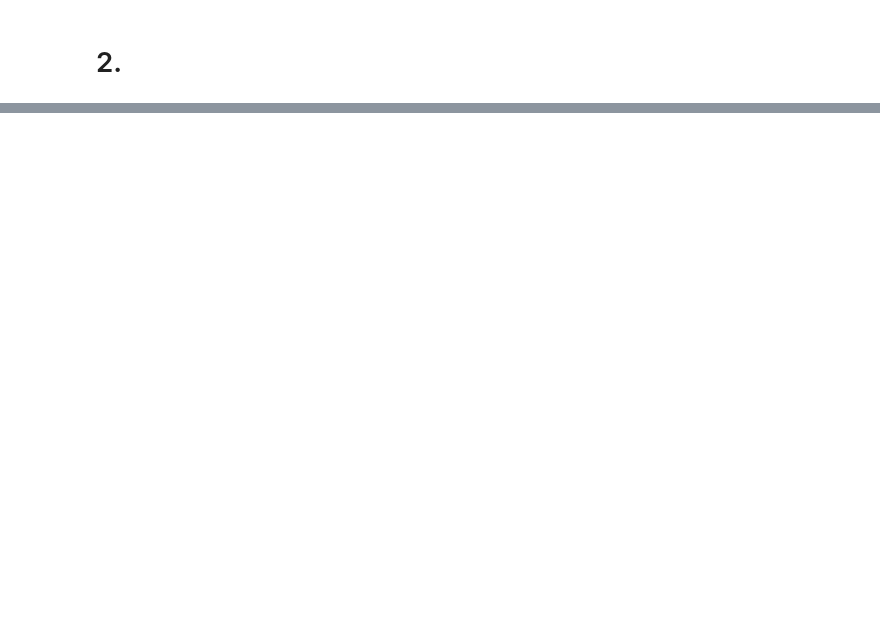
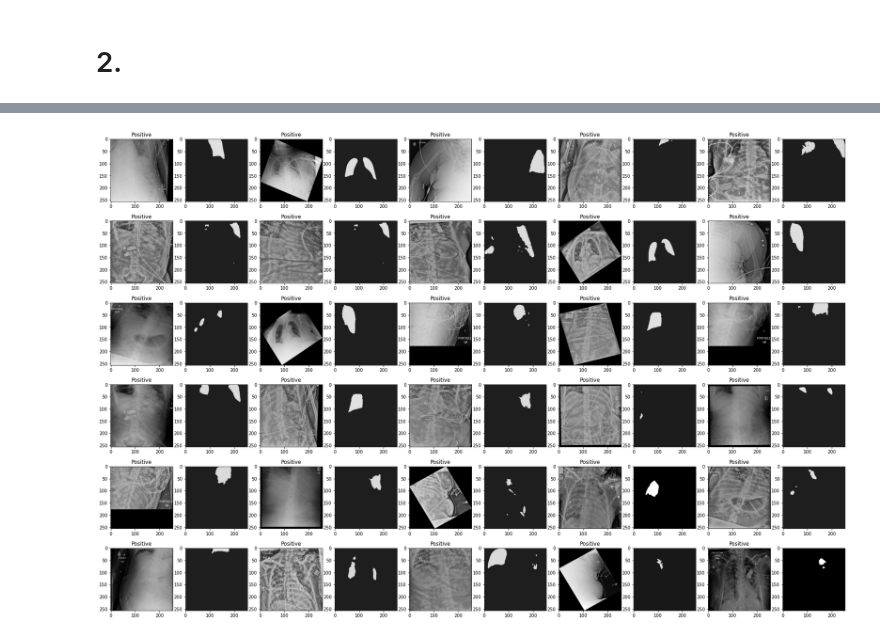
Before and after one commit to loan1/COVID19-segmentation_classification, a Jupyter notebook: source/classification/notebooks/visualizeCXR_Lung.ipynb, the cells around one changed output, grey strips where cells are left out. Drawn from its saved outputs; the diff is of its cells as text; code cells hidden in the pictures; blank space fills up the shorter version.

```diff
--- a/source/classification/notebooks/visualizeCXR_Lung.ipynb
+++ b/source/classification/notebooks/visualizeCXR_Lung.ipynb
@@ -55,3 +32,30 @@ from datasetCOVIDx import ImageDataset, LungImageDataset
+# %%
+
+size = 256
+mean = [0.5128]
+std = [0.2220]
+augs = A.Compose([
+        A.Resize(size, size),
+        A.HorizontalFlip(p=0.5),
+        A.OneOf([
+            A.ElasticTransform(alpha=120, sigma=120 * 0.05, alpha_affine=120 * 0.03),  # phép biến đổi co giãn
+            A.Rotate(limit=15),
+            A.ShiftScaleRotate(shift_limit=0.05, scale_limit=0.05, rotate_limit=20) # tuong tu RandomAffine cua PyTorch
+        ], p = 0.1),
+
+        A.Normalize(mean = mean, std = std),
+        ToTensorV2()
+    ])
+
+def img_de_normalize (img, mask, mean, std):
+
+    img = np.squeeze(img)
+    img = img*std + mean
+    mask = mask*std + mean
+    img= np.clip(img, 0, 1)
+    mask = np.clip(mask, 0,1)
+
+    return img, mask
 # %%
 def imshow_img_mask1(img, mask, maskthres, lung, notlung, targets, name, path):
     """ Imshow for Tensor"""
@@ -172,7 +181,7 @@ def imshow_img_mask(img, mask, label):
 
     plt.show()
 # %%
-train_dataset = LungImageDataset(train_txt, '/mnt/DATA/covid19_resnet152_python-main/archive_14gb/COVIDxCXR3/train/', '/mnt/DATA/covid19_resnet152_python-main/archive_14gb/mainscript/segment/visualize/FPN_DenseNet121/lung_mask/', True, False)
+train_dataset = LungImageDataset(train_txt, '/mnt/DATA/research/project/classificationCOVID19applyseg/dataset/COVIDxCXR3/train/', '/mnt/DATA/research/project/classificationCOVID19applyseg/result/segmentation/lung_mask/', size,True)
 train_dataloader = DataLoader(train_dataset, batch_size = 12, shuffle=True)
 image, mask, maskthres, lung, cxrnotlung, targets, name = next(iter(train_dataloader))
 # imshow_img_mask(image, mask, name)
@@ -242,4 +251,4 @@ save_filename(data, '/mnt/DATA/covid19_resnet152_python-main/archive_14gb/COVIDx
 # %%
-bad_txt = pd.read_csv( '/mnt/DATA/covid19_resnet152_python-main/archive_14gb/COVIDxCXR3/EDA_Train/BadImagefilename.txt', sep=' ', header=None)
+bad_txt = pd.read_csv( '/mnt/DATA/research/project/classificationCOVID19applyseg/dataset/COVIDxCXR3/EDA_Train/BadImagefilename.txt', sep=' ', header=None)
 bad_txt.columns=['file_name']
 bad_txt.head()
@@ -314,10 +348,12 @@ def imshow_img_mask1(img, mask, label):
 
     plt.show()
 # %%
-bad_dataset = BadDataset(bad_txt, '/mnt/DATA/covid19_resnet152_python-main/archive_14gb/COVIDxCXR3/EDA_Train/BadimgPositive/', '/mnt/DATA/covid19_resnet152_python-main/archive_14gb/COVIDxCXR3/EDA_Train/BadmaskPositive/')
-bad_dataloader = DataLoader(bad_dataset, batch_size = 30, shuffle=True)
+bad_dataset = BadDataset(bad_txt, '/mnt/DATA/research/project/classificationCOVID19applyseg/dataset/COVIDxCXR3/EDA_Train/BadimgPositive/', '/mnt/DATA/research/project/classificationCOVID19applyseg/dataset/COVIDxCXR3/EDA_Train/BadmaskPositive/')
+bad_dataloader = DataLoader(bad_dataset, batch_size = 43, shuffle=True)
 image, mask, name, label1  = next(iter(bad_dataloader))
 imshow_img_mask1(image, mask, label1)
+# %% [output]
+[figure, added]
 # %%
 bad_dataset = LungImageDataset(train_txt, '/mnt/DATA/covid19_resnet152_python-main/archive_14gb/COVIDxCXR3/train/', '/mnt/DATA/covid19_resnet152_python-main/archive_14gb/mainscript/segment/visualize/FPN_DenseNet121/lung_mask/', True, False)
 train_dataloader = DataLoader(bad_dataset, batch_size = 12, shuffle=True)
```
Also changed, not shown: parts of 9 cells of this notebook, 10 other files.
